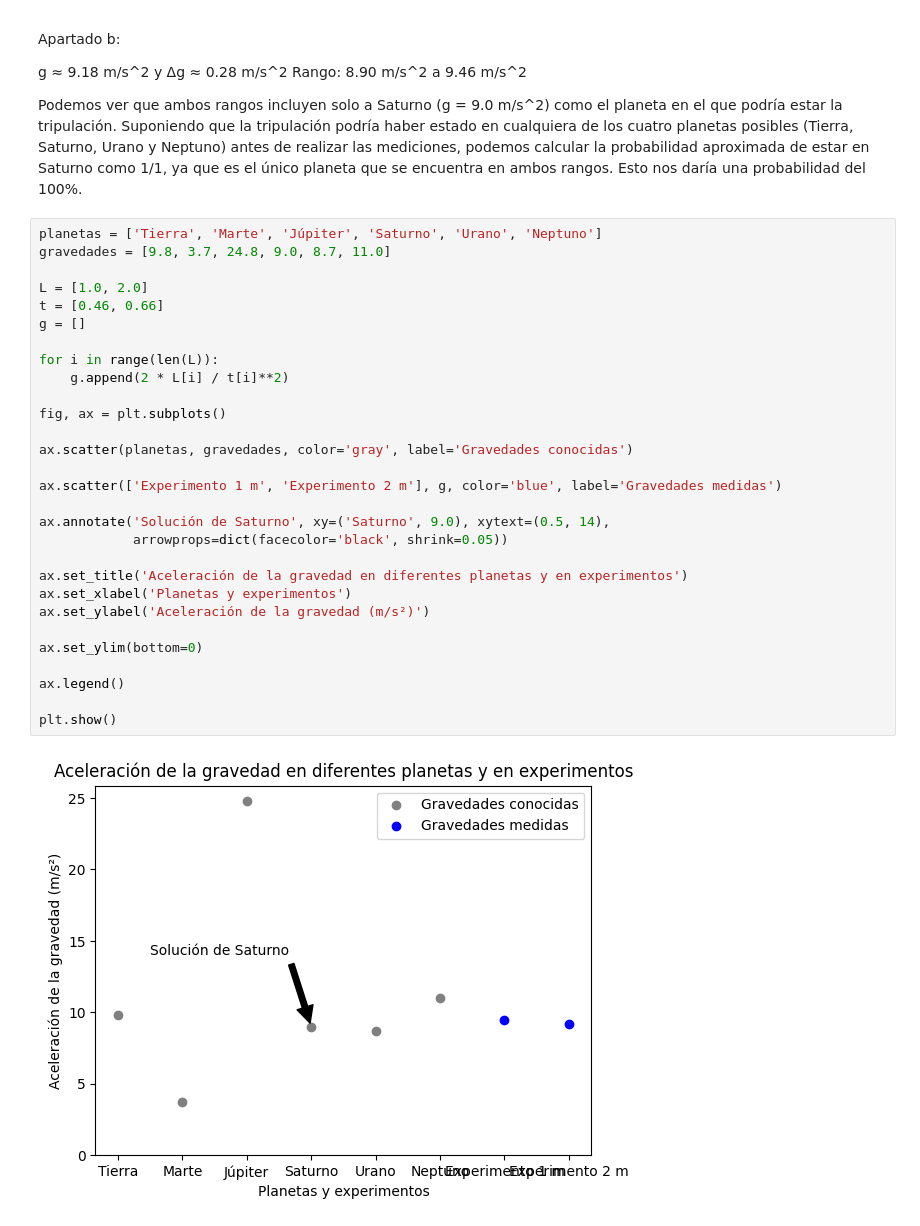
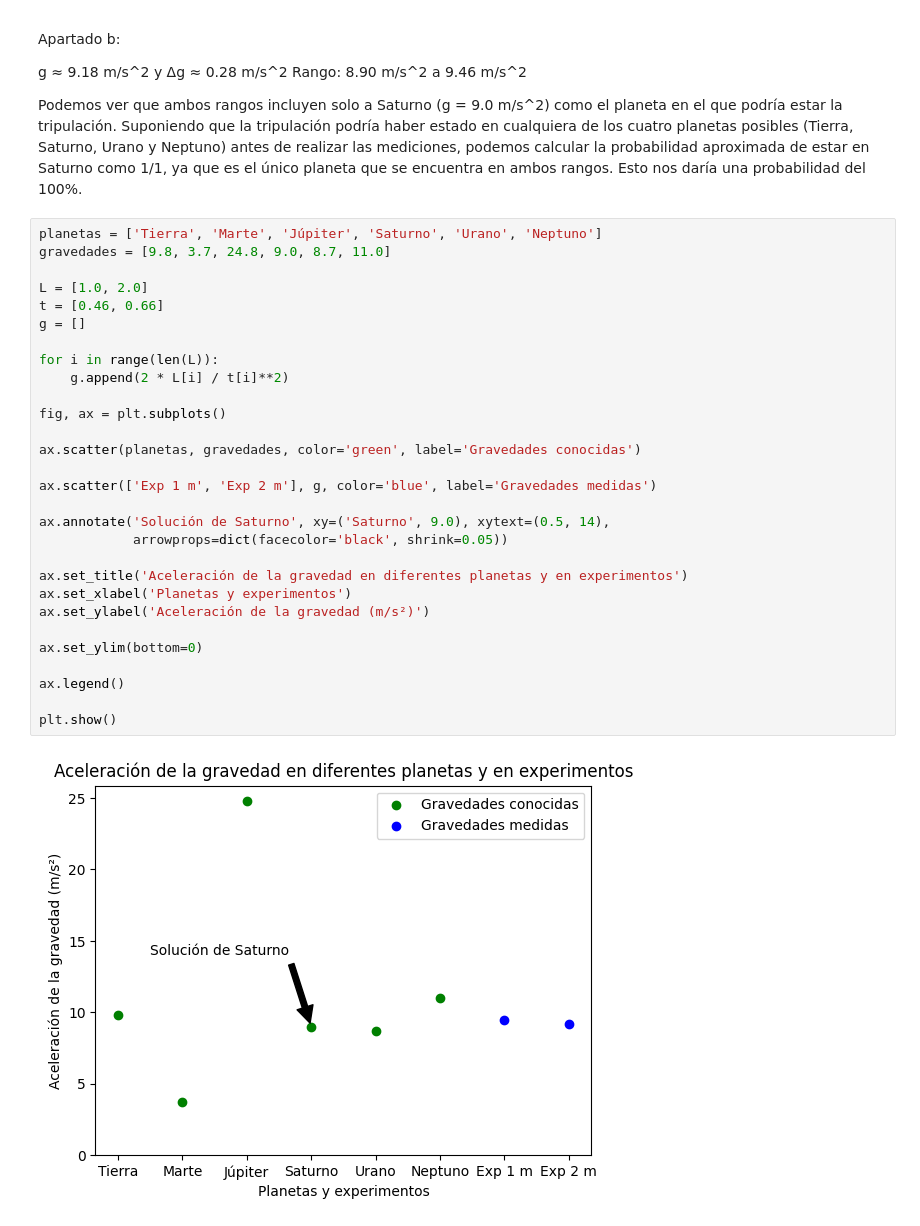
Before and after one commit to clauloro/Perdidos-en-el-espacio, a Jupyter notebook: perdidos_en_el_espacio.ipynb, the cells around one changed output. Saved outputs shown, nothing was run; the diff lists cells and outputs as text.

```diff
--- a/perdidos_en_el_espacio.ipynb
+++ b/perdidos_en_el_espacio.ipynb
@@ -174,31 +174,31 @@ Podemos ver que ambos rangos incluyen solo a Saturno (g = 9.0 m/s^2) como el pla
 # %%
 planetas = ['Tierra', 'Marte', 'Júpiter', 'Saturno', 'Urano', 'Neptuno']
 gravedades = [9.8, 3.7, 24.8, 9.0, 8.7, 11.0]
 
 L = [1.0, 2.0]
 t = [0.46, 0.66]
 g = []
 
 for i in range(len(L)):
     g.append(2 * L[i] / t[i]**2)
 
 fig, ax = plt.subplots()
 
-ax.scatter(planetas, gravedades, color='gray', label='Gravedades conocidas')
+ax.scatter(planetas, gravedades, color='green', label='Gravedades conocidas')
 
-ax.scatter(['Experimento 1 m', 'Experimento 2 m'], g, color='blue', label='Gravedades medidas')
+ax.scatter(['Exp 1 m', 'Exp 2 m'], g, color='blue', label='Gravedades medidas')
 
 ax.annotate('Solución de Saturno', xy=('Saturno', 9.0), xytext=(0.5, 14),
             arrowprops=dict(facecolor='black', shrink=0.05))
 
 ax.set_title('Aceleración de la gravedad en diferentes planetas y en experimentos')
 ax.set_xlabel('Planetas y experimentos')
 ax.set_ylabel('Aceleración de la gravedad (m/s²)')
 
 ax.set_ylim(bottom=0)
 
 ax.legend()
 
 plt.show()
 # %% [output]
-[figure, old version]
+[figure, new version]
```
